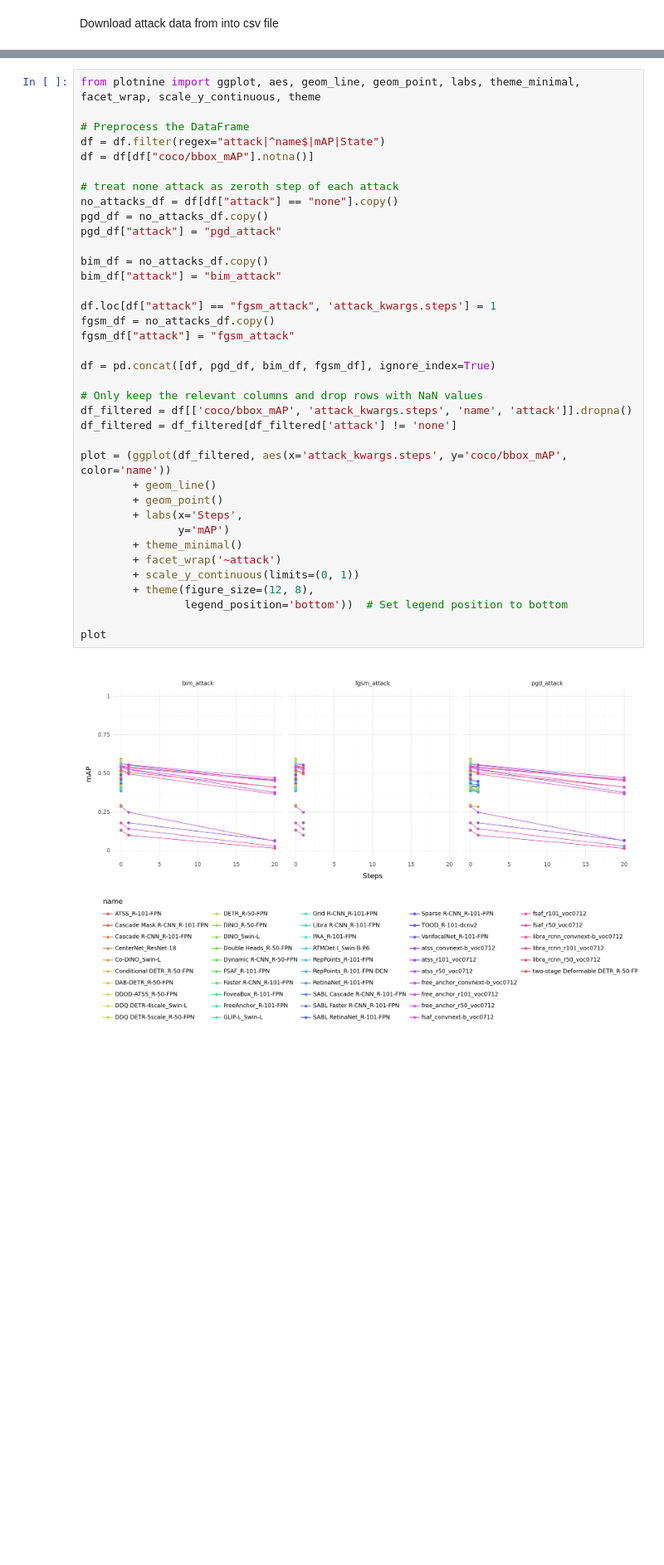
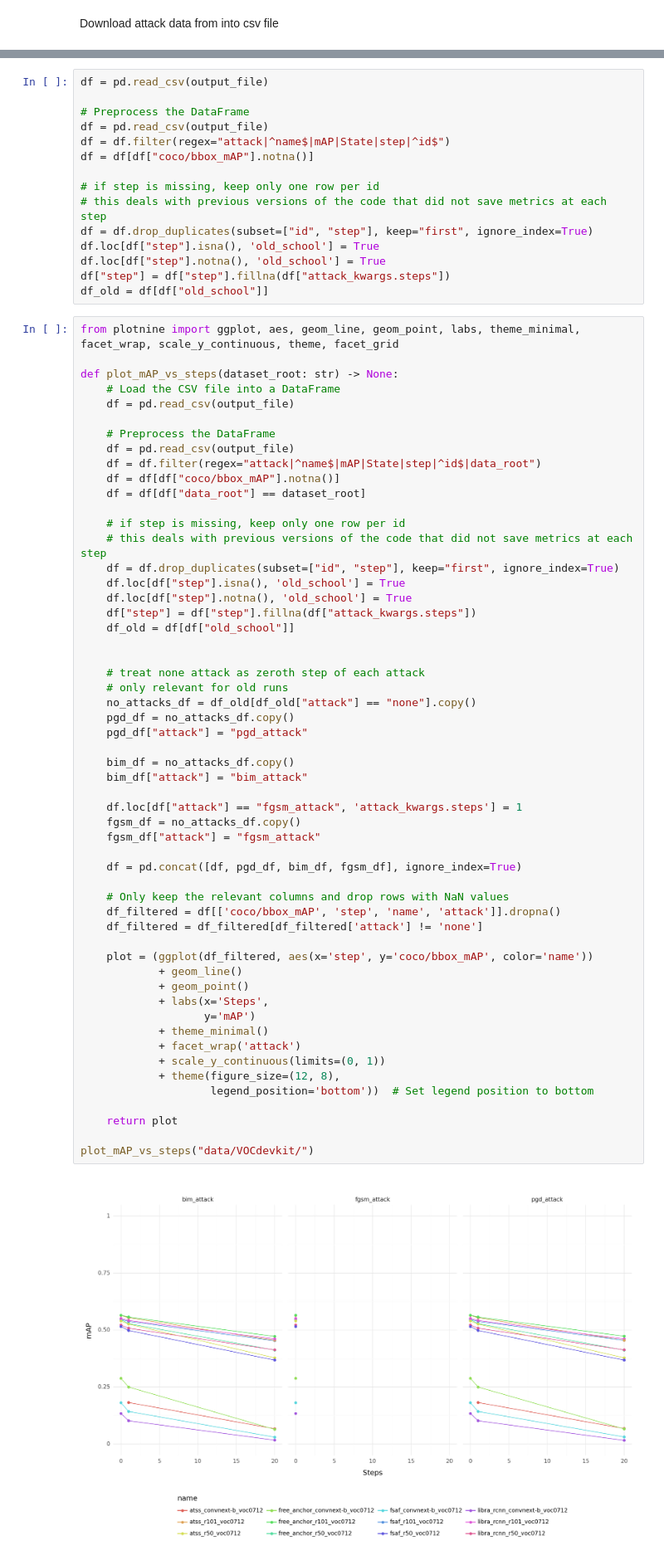
Before and after one commit to shashankskagnihotri/benchmarking_robustness, a Jupyter notebook: object_detection/vis_results.ipynb, the cells around one changed output, grey strips where cells are left out. Shown at 83% size. Saved outputs shown, nothing was run; the diff lists cells and outputs as text; blank space fills up the shorter version.

Commit message:
deal with evaluation at each step

```diff
--- a/object_detection/vis_results.ipynb
+++ b/object_detection/vis_results.ipynb
@@ -52,40 +109,73 @@ df.to_csv("project_filtered.csv", index=False)
+# %%
+df = pd.read_csv(output_file)
+
+# Preprocess the DataFrame
+df = pd.read_csv(output_file)
+df = df.filter(regex="attack|^name$|mAP|State|step|^id$")
+df = df[df["coco/bbox_mAP"].notna()]
+
+# if step is missing, keep only one row per id
+# this deals with previous versions of the code that did not save metrics at each step
+df = df.drop_duplicates(subset=["id", "step"], keep="first", ignore_index=True)
+df.loc[df["step"].isna(), 'old_school'] = True
+df.loc[df["step"].notna(), 'old_school'] = True
+df["step"] = df["step"].fillna(df["attack_kwargs.steps"])
+df_old = df[df["old_school"]]
 # %%
-from plotnine import ggplot, aes, geom_line, geom_point, labs, theme_minimal, facet_wrap, scale_y_continuous, theme
+from plotnine import ggplot, aes, geom_line, geom_point, labs, theme_minimal, facet_wrap, scale_y_continuous, theme, facet_grid
 
-# Preprocess the DataFrame
-df = df.filter(regex="attack|^name$|mAP|State")
-df = df[df["coco/bbox_mAP"].notna()]
+def plot_mAP_vs_steps(dataset_root: str) -> None:
+    # Load the CSV file into a DataFrame
+    df = pd.read_csv(output_file)
 
-# treat none attack as zeroth step of each attack
-no_attacks_df = df[df["attack"] == "none"].copy()
-pgd_df = no_attacks_df.copy()
-pgd_df["attack"] = "pgd_attack"
+    # Preprocess the DataFrame
+    df = pd.read_csv(output_file)
+    df = df.filter(regex="attack|^name$|mAP|State|step|^id$|data_root")
+    df = df[df["coco/bbox_mAP"].notna()]
+    df = df[df["data_root"] == dataset_root]
 
-bim_df = no_attacks_df.copy()
-bim_df["attack"] = "bim_attack"
+    # if step is missing, keep only one row per id
+    # this deals with previous versions of the code that did not save metrics at each step
+    df = df.drop_duplicates(subset=["id", "step"], keep="first", ignore_index=True)
+    df.loc[df["step"].isna(), 'old_school'] = True
+    df.loc[df["step"].notna(), 'old_school'] = True
+    df["step"] = df["step"].fillna(df["attack_kwargs.steps"])
+    df_old = df[df["old_school"]]
 
-df.loc[df["attack"] == "fgsm_attack", 'attack_kwargs.steps'] = 1
-fgsm_df = no_attacks_df.copy()
-fgsm_df["attack"] = "fgsm_attack"
 
-df = pd.concat([df, pgd_df, bim_df, fgsm_df], ignore_index=True)
+    # treat none attack as zeroth step of each attack
+    # only relevant for old runs
+    no_attacks_df = df_old[df_old["attack"] == "none"].copy()
+    pgd_df = no_attacks_df.copy()
+    pgd_df["attack"] = "pgd_attack"
 
-# Only keep the relevant columns and drop rows with NaN values
-df_filtered = df[['coco/bbox_mAP', 'attack_kwargs.steps', 'name', 'attack']].dropna()
-df_filtered = df_filtered[df_filtered['attack'] != 'none']
+    bim_df = no_attacks_df.copy()
+    bim_df["attack"] = "bim_attack"
 
-plot = (ggplot(df_filtered, aes(x='attack_kwargs.steps', y='coco/bbox_mAP', color='name'))
-        + geom_line()
-        + geom_point()
-        + labs(x='Steps',
-               y='mAP')
-        + theme_minimal()
-        + facet_wrap('~attack')
-        + scale_y_continuous(limits=(0, 1))
-        + theme(figure_size=(12, 8),
-                legend_position='bottom'))  # Set legend position to bottom
+    df.loc[df["attack"] == "fgsm_attack", 'attack_kwargs.steps'] = 1
+    fgsm_df = no_attacks_df.copy()
+    fgsm_df["attack"] = "fgsm_attack"
 
-plot
+    df = pd.concat([df, pgd_df, bim_df, fgsm_df], ignore_index=True)
+
+    # Only keep the relevant columns and drop rows with NaN values
+    df_filtered = df[['coco/bbox_mAP', 'step', 'name', 'attack']].dropna()
+    df_filtered = df_filtered[df_filtered['attack'] != 'none']
+
+    plot = (ggplot(df_filtered, aes(x='step', y='coco/bbox_mAP', color='name'))
+            + geom_line()
+            + geom_point()
+            + labs(x='Steps',
+                   y='mAP')
+            + theme_minimal()
+            + facet_wrap('attack')
+            + scale_y_continuous(limits=(0, 1))
+            + theme(figure_size=(12, 8),
+                    legend_position='bottom'))  # Set legend position to bottom
+
+    return plot
+
+plot_mAP_vs_steps("data/VOCdevkit/")
 # %% [output]
-[figure, old version]
+[figure, new version]
 <Figure Size: (1200 x 800)>
```
Also changed, not shown: parts of 18 cells of this notebook, 1 other file.
